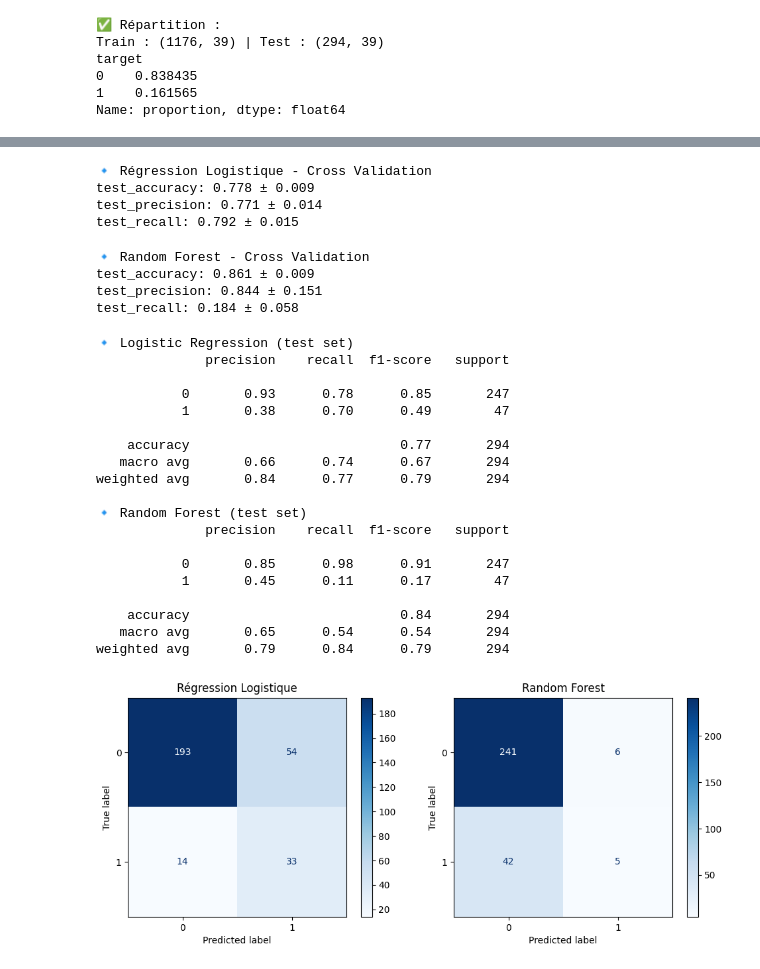
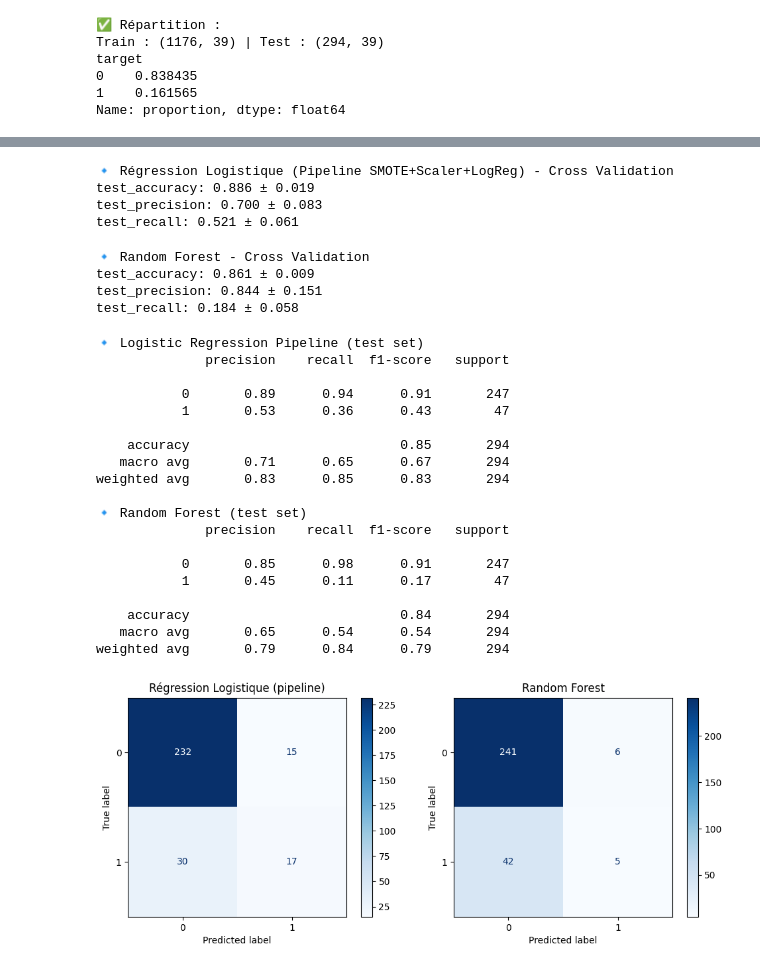
Before and after one commit to DagueG/Auto_classif_data, a Jupyter notebook: notebooks/04_modeles_avances.ipynb, the cells around one changed output, grey strips where cells are left out. Drawn from its saved outputs; the diff is of its cells as text; code cells hidden in the pictures.

```diff
--- a/notebooks/04_modeles_avances.ipynb
+++ b/notebooks/04_modeles_avances.ipynb
@@ -65,26 +53,30 @@ target
 1    986
 Name: count, dtype: int64
 # %%
-log_reg = make_pipeline(
-    StandardScaler(),
-    LogisticRegression(max_iter=2000, random_state=42)
+cv = StratifiedKFold(n_splits=5, shuffle=True, random_state=42)
+
+log_reg_pipeline = Pipeline(steps=[
+    ("smote", SMOTE(random_state=42)),
+    ("scaler", StandardScaler()),
+    ("model", LogisticRegression(max_iter=2000, random_state=42))
+])
+
+scores_log = cross_validate(
+    log_reg_pipeline,
+    X_train, y_train,
+    cv=cv,
+    scoring=["accuracy", "precision", "recall"]
 )
 
-cv = StratifiedKFold(n_splits=5, shuffle=True, random_state=42)
-scores_log = cross_validate(
-    log_reg, X_train_bal, y_train_bal,
-    cv=cv, scoring=["accuracy", "precision", "recall"]
-)
-
-print("🔹 Régression Logistique - Cross Validation")
+print("🔹 Régression Logistique (Pipeline SMOTE+Scaler+LogReg) - Cross Validation")
 for metric in scores_log:
     if "test" in metric:
         print(f"{metric}: {scores_log[metric].mean():.3f} ± {scores_log[metric].std():.3f}")
 # %% [output]
-🔹 Régression Logistique - Cross Validation
-test_accuracy: 0.778 ± 0.009
-test_precision: 0.771 ± 0.014
-test_recall: 0.792 ± 0.015
+🔹 Régression Logistique (Pipeline SMOTE+Scaler+LogReg) - Cross Validation
+test_accuracy: 0.886 ± 0.019
+test_precision: 0.700 ± 0.083
+test_recall: 0.521 ± 0.061
 # %%
 rf = RandomForestClassifier(
     n_estimators=300,
@@ -109,49 +101,50 @@ test_accuracy: 0.861 ± 0.009
 test_precision: 0.844 ± 0.151
 test_recall: 0.184 ± 0.058
 # %%
-# Entraînement final sur tout le train équilibré
-log_reg.fit(X_train_bal, y_train_bal)
+# Entraînement final du pipeline logistique sur le train déséquilibré
+log_reg_pipeline.fit(X_train, y_train)
+
+# Entraînement final de la Random Forest sur le train déséquilibré
 rf.fit(X_train, y_train)
 
-# Prédictions sur le test initial (non équilibré)
-y_pred_log = log_reg.predict(X_test)
+# Évaluation sur le test brut (non rééquilibré)
+y_pred_log = log_reg_pipeline.predict(X_test)
 y_pred_rf = rf.predict(X_test)
 
-print("🔹 Logistic Regression (test set)")
+print("🔹 Logistic Regression Pipeline (test set)")
 print(classification_report(y_test, y_pred_log))
 
 print("🔹 Random Forest (test set)")
 print(classification_report(y_test, y_pred_rf))
 
-# Matrices de confusion
 fig, ax = plt.subplots(1, 2, figsize=(10,4))
-ConfusionMatrixDisplay.from_estimator(log_reg, X_test, y_test, cmap="Blues", ax=ax[0])
-ax[0].set_title("Régression Logistique")
+ConfusionMatrixDisplay.from_estimator(log_reg_pipeline, X_test, y_test, cmap="Blues", ax=ax[0])
+ax[0].set_title("Régression Logistique (pipeline)")
 ConfusionMatrixDisplay.from_estimator(rf, X_test, y_test, cmap="Blues", ax=ax[1])
 ax[1].set_title("Random Forest")
 plt.tight_layout()
 plt.show()
 # %% [output]
-🔹 Logistic Regression (test set)
+🔹 Logistic Regression Pipeline (test set)
               precision    recall  f1-score   support
 
-           0       0.93      0.78      0.85       247
-           1       0.38      0.70      0.49        47
+           0       0.89      0.94      0.91       247
+           1       0.53      0.36      0.43        47
 
-    accuracy                           0.77       294
-   macro avg       0.66      0.74      0.67       294
-weighted avg       0.84      0.77      0.79       294
+    accuracy                           0.85       294
+   macro avg       0.71      0.65      0.67       294
+weighted avg       0.83      0.85      0.83       294
 
 🔹 Random Forest (test set)
               precision    recall  f1-score   support
 
            0       0.85      0.98      0.91       247
            1       0.45      0.11      0.17        47
 
     accuracy                           0.84       294
    macro avg       0.65      0.54      0.54       294
 weighted avg       0.79      0.84      0.79       294
-[figure, old version]
+[figure, new version]
 # %%
 summary = pd.DataFrame({
     "Modèle": ["Logistique", "RandomForest"],
```
Also changed, not shown: parts of 3 cells of this notebook, 1 other file.
